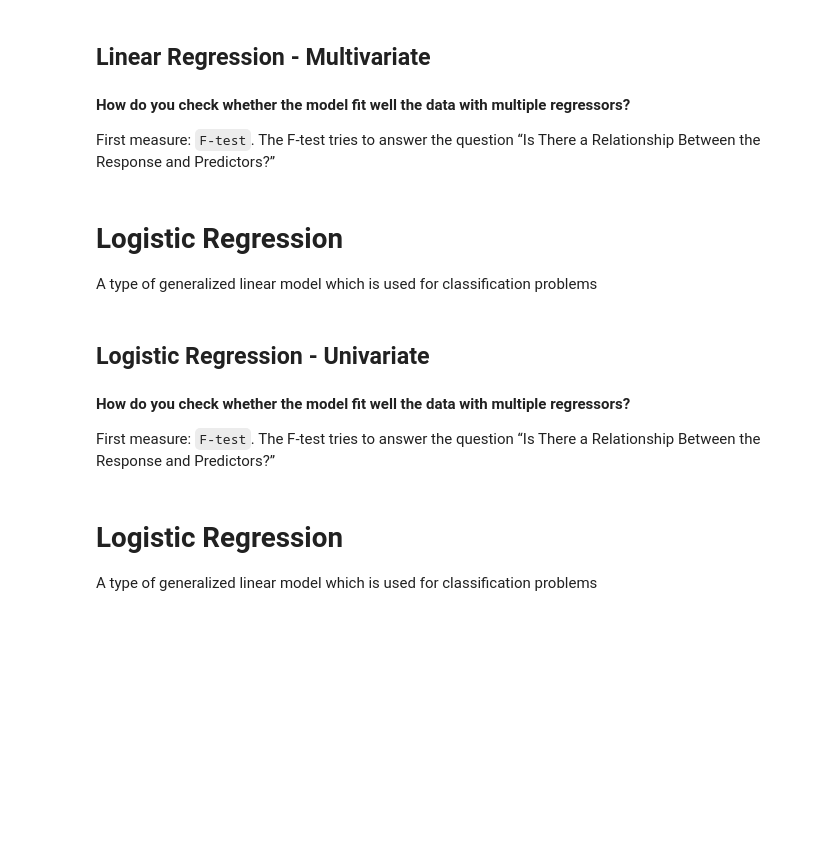
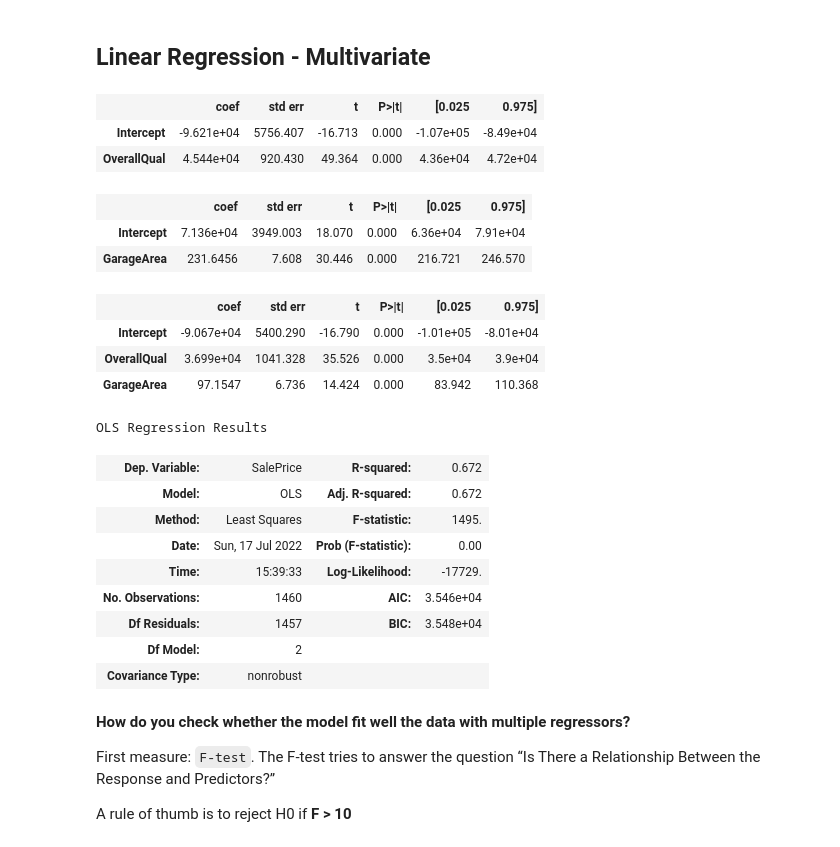
Before and after one commit to kevinkhang2909/ML-learning-journey, a Jupyter notebook: stats/linear_regression.ipynb, the cells around one changed output. Saved outputs shown, nothing was run; the diff lists cells and outputs as text; code cells hidden in the pictures; blank space fills up the shorter version.

Commit message:
linear regression

```diff
--- a/stats/linear_regression.ipynb
+++ b/stats/linear_regression.ipynb
@@ -90,23 +145,47 @@ Coef is important for model interpretation. The fitted model implies that, when
 The other parameter to test the efficacy of the model is the R-squared value, which represents the percentage variation in the dependent variable `SalePrice` that is explained by the independent variable `OverallQual`. The higher the value, the better the explainability of the model, with the highest value being one. In our case, the R-squared value of **0.626** means that **62%** of the variation in the variable `SalePrice` is explained by the variable `OverallQual`.
 # %% [markdown]
 ## Linear Regression - Multivariate
+# %%
+model_lin = sm.OLS.from_formula("SalePrice ~ OverallQual", data=df)
+result_lin = model_lin.fit()
+result_lin.summary().tables[1]
+# %% [output]
+|  | coef | std err | t | P>|t| | [0.025 | 0.975] |
+| Intercept | -9.621e+04 | 5756.407 | -16.713 | 0.000 | -1.07e+05 | -8.49e+04 |
+| OverallQual | 4.544e+04 | 920.430 | 49.364 | 0.000 | 4.36e+04 | 4.72e+04 |
+# %%
+model_lin = sm.OLS.from_formula("SalePrice ~ GarageArea", data=df)
+result_lin = model_lin.fit()
+result_lin.summary().tables[1]
+# %% [output]
+|  | coef | std err | t | P>|t| | [0.025 | 0.975] |
+| Intercept | 7.136e+04 | 3949.003 | 18.070 | 0.000 | 6.36e+04 | 7.91e+04 |
+| GarageArea | 231.6456 | 7.608 | 30.446 | 0.000 | 216.721 | 246.570 |
 # %%
 model_lin = sm.OLS.from_formula("SalePrice ~ OverallQual + GarageArea", data=df)
 result_lin = model_lin.fit()
-result_lin.summary()
+result_lin.summary().tables[1]
+# %% [output]
+|  | coef | std err | t | P>|t| | [0.025 | 0.975] |
+| Intercept | -9.067e+04 | 5400.290 | -16.790 | 0.000 | -1.01e+05 | -8.01e+04 |
+| OverallQual | 3.699e+04 | 1041.328 | 35.526 | 0.000 | 3.5e+04 | 3.9e+04 |
+| GarageArea | 97.1547 | 6.736 | 14.424 | 0.000 | 83.942 | 110.368 |
+# %%
+result_lin.summary().tables[0]
+# %% [output]
+OLS Regression Results
+| Dep. Variable: | SalePrice | R-squared: | 0.672 |
+| Model: | OLS | Adj. R-squared: | 0.672 |
+| Method: | Least Squares | F-statistic: | 1495. |
+| Date: | Sun, 17 Jul 2022 | Prob (F-statistic): | 0.00 |
+| Time: | 15:39:33 | Log-Likelihood: | -17729. |
+| No. Observations: | 1460 | AIC: | 3.546e+04 |
+| Df Residuals: | 1457 | BIC: | 3.548e+04 |
+| Df Model: | 2 |  |  |
+| Covariance Type: | nonrobust |  |  |
 # %% [markdown]
 **How do you check whether the model fit well the data with multiple regressors?**
 
 First measure: `F-test`. The F-test tries to answer the question “Is There a Relationship Between the Response and Predictors?”
+
+A rule of thumb is to reject H0 if **F > 10**
-# %% [markdown]
-# Logistic Regression
-A type of generalized linear model which is used for classification problems
-# %% [markdown]
-## Logistic Regression - Univariate
-# %% [markdown]
-**How do you check whether the model fit well the data with multiple regressors?**
-
-First measure: `F-test`. The F-test tries to answer the question “Is There a Relationship Between the Response and Predictors?”
-# %% [markdown]
-# Logistic Regression
-A type of generalized linear model which is used for classification problems
```
Also changed, not shown: parts of 17 cells of this notebook.
